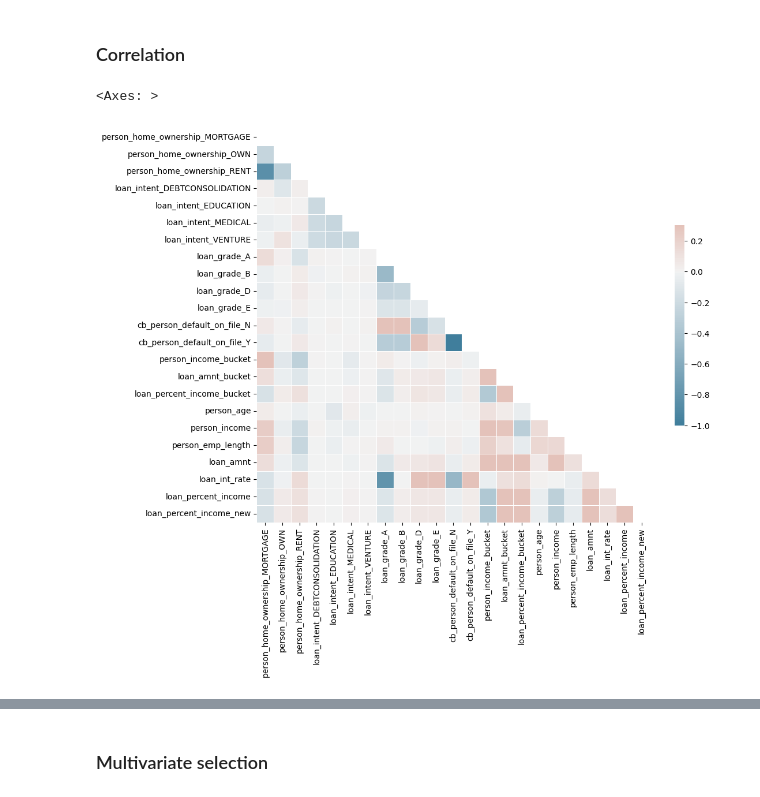
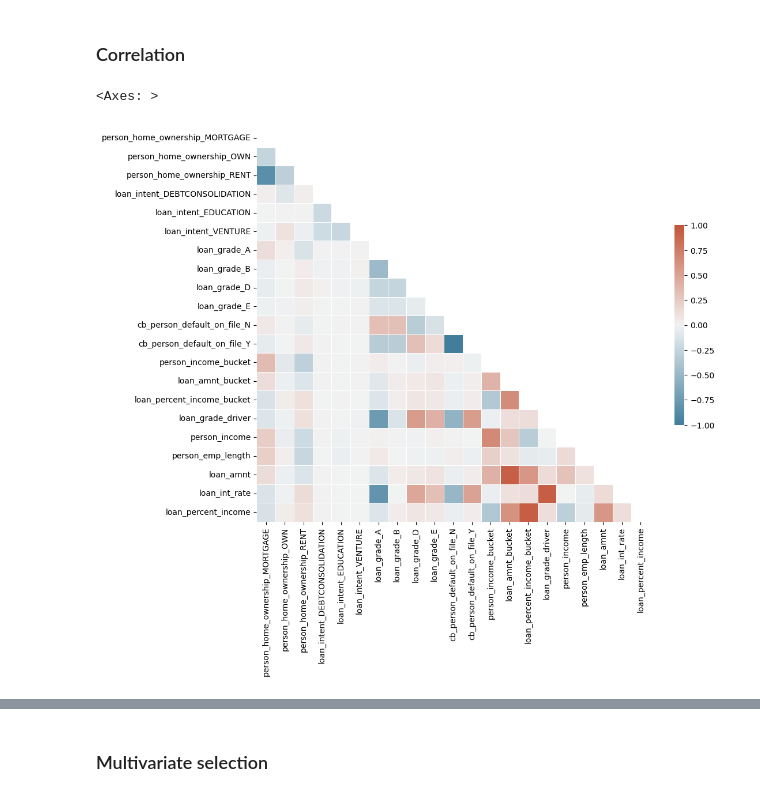
Before and after one commit to shemkatz/credit_risk, a Jupyter notebook: notebook.ipynb, the cells around one changed output, grey strips where cells are left out. Drawn from its saved outputs; the diff is of its cells as text; code cells hidden in the pictures.

```diff
--- a/notebook.ipynb
+++ b/notebook.ipynb
@@ -167,7 +185,7 @@ for col in n_vars:
 
 df["loan_percent_income_new"] = df["loan_amnt"]/df["person_income"]
 
-#it appears if they rounded ip, so lets do the same to compare
+#it appears they rounded it, so lets do the same to compare
 df["loan_percent_income_new"] = df["loan_percent_income_new"].apply(lambda x: round(x, 2))
 
 plt.scatter(df["loan_percent_income"], df["loan_percent_income_new"])
@@ -177,6 +195,8 @@ plt.scatter(df["loan_percent_income"], df["loan_percent_income_new"])
 print(len(df[df["loan_percent_income_new"]!=df["loan_percent_income"]]), len(df[df["loan_percent_income_new"]==df["loan_percent_income"]]))
 
 df["loan_percent_income"] = df["loan_percent_income_new"]
+
+df = df.drop(columns = ["loan_percent_income_new"])
 # %% [output]
 718 31863
 [figure]
@@ -338,6 +384,9 @@ df_model = df_clean.copy()
 # %% [markdown]
 ### Categorical drivers
 # %%
+#It also makes sense to make one numerical column from loan_grade, as we know A, B C, is a linear order in terms of risk
+df_model["loan_grade_driver"] = df_model["loan_grade"].apply(lambda x: ord(x) - ord("A"))
+
 #For each categorical variable, lets make a dummy variable for each category
 df_model = pd.get_dummies(df_model, columns = c_vars, dtype=float)
 # %% [markdown]
@@ -545,8 +591,7 @@ riskdriver_num_columns = [
     'loan_amnt',
     'loan_int_rate',
     'loan_percent_income',
-    'cb_person_cred_hist_length',
-    'loan_percent_income_new']
+    'cb_person_cred_hist_length']
 
 riskdriver_cat_columns = [
     'person_home_ownership_MORTGAGE',
@@ -570,7 +615,8 @@ riskdriver_cat_columns = [
     'cb_person_default_on_file_Y',
     'person_income_bucket',
     'loan_amnt_bucket',
-    'loan_percent_income_bucket']
+    'loan_percent_income_bucket',
+    'loan_grade_driver']
 
 target_column = ["loan_status"]
 # %% [markdown]
@@ -631,0 +678,21 @@ Passing `palette` without assigning `hue` is deprecated and will be removed in v
+# %%
+##Lets look at the average target variable per category per risk driver using bucketed numerical columns and categorical columns
+columns_to_consider = [
+       'cb_person_cred_hist_length', 'person_home_ownership_MORTGAGE',
+       'person_home_ownership_OTHER', 'person_home_ownership_OWN',
+       'person_home_ownership_RENT', 'loan_intent_DEBTCONSOLIDATION',
+       'loan_intent_EDUCATION', 'loan_intent_HOMEIMPROVEMENT',
+       'loan_intent_MEDICAL', 'loan_intent_PERSONAL', 'loan_intent_VENTURE',
+       'loan_grade_A', 'loan_grade_B', 'loan_grade_C', 'loan_grade_D',
+       'loan_grade_E', 'loan_grade_F', 'loan_grade_G',
+       'cb_person_default_on_file_N', 'cb_person_default_on_file_Y',
+       'person_income_bucket', 'loan_amnt_bucket',
+       'loan_percent_income_bucket', 'loan_grade_driver'
+]
+
+dict_results = {}
+tmp = pd.DataFrame()
+
+for c in columns_to_consider:
+    fig, ax = plt.subplots()
+    train.sort_values(c).groupby(c)["loan_status"].mean().plot(kind = "bar", ax = ax)
@@ -799,25 +880,25 @@ riskdriver_num_columns = [c for c in riskdriver_num_columns if c in bivariate_gi
 # %%
 #Now we have removed some risk drivers based on relationship with target variable, lets look at correlation.
 #We want to remove highly correlated variables as they may not add value to the model
 
 # Compute the correlation matrix
 corr = train[riskdriver_cat_columns+riskdriver_num_columns].corr()
 
 # Generate a mask for the upper triangle
 mask = np.triu(np.ones_like(corr, dtype=bool))
 
 # Set up the matplotlib figure
 f, ax = plt.subplots(figsize=(11, 9))
 
 # Generate a custom diverging colormap
 cmap = sns.diverging_palette(230, 20, as_cmap=True)
 
 # Draw the heatmap with the mask and correct aspect ratio
-sns.heatmap(corr, mask=mask, cmap=cmap, vmax=.3, center=0,
+sns.heatmap(corr, mask=mask, cmap=cmap, vmin=-1, vmax=1, center=0,
             square=True, linewidths=.5, cbar_kws={"shrink": .5})
 # %% [output]
 <Axes: >
-[figure, old version]
+[figure, new version]
 # %%
 ##We see some correlation between variables.
 #We want to remove correlated pairs with correlation > 0.5, whilst keeping the one with the highest Gini coefficient.
```
Also changed, not shown: parts of 37 cells of this notebook.
